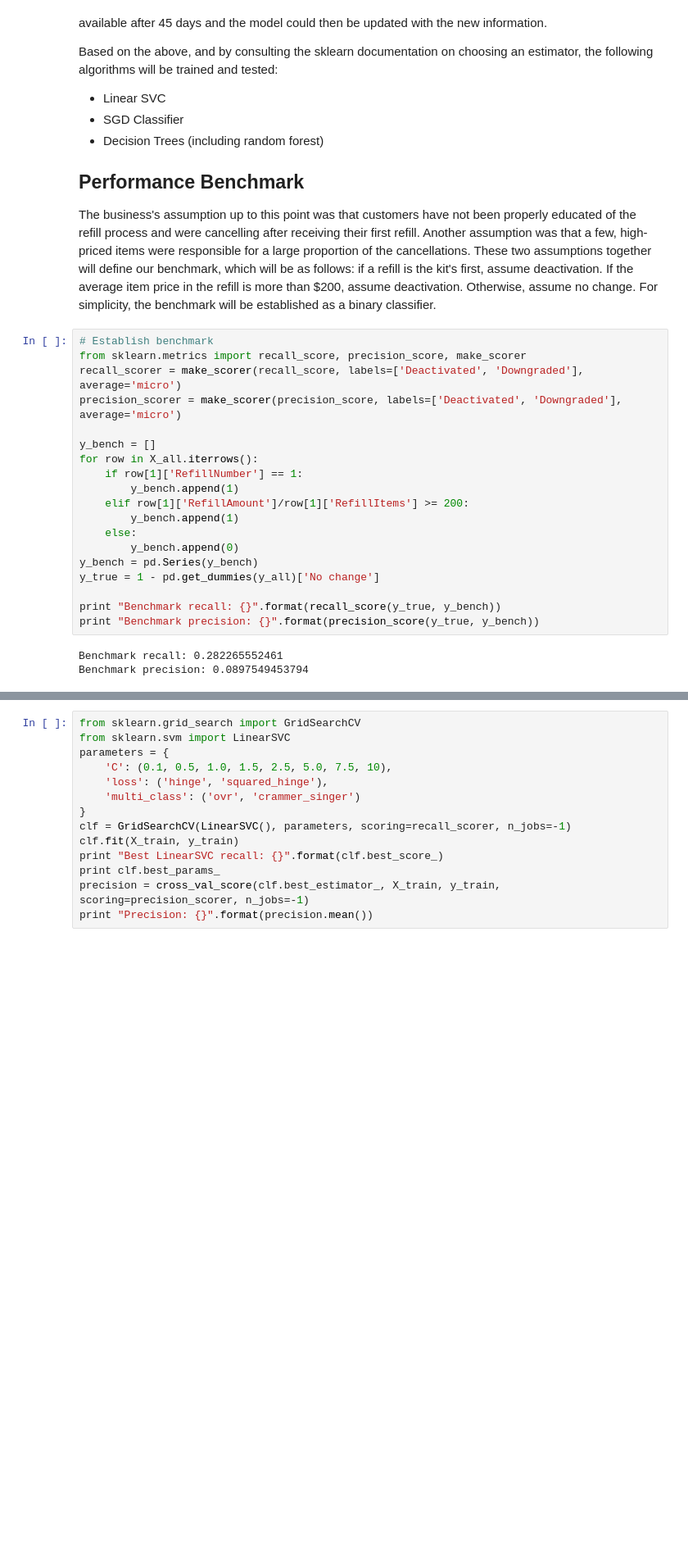
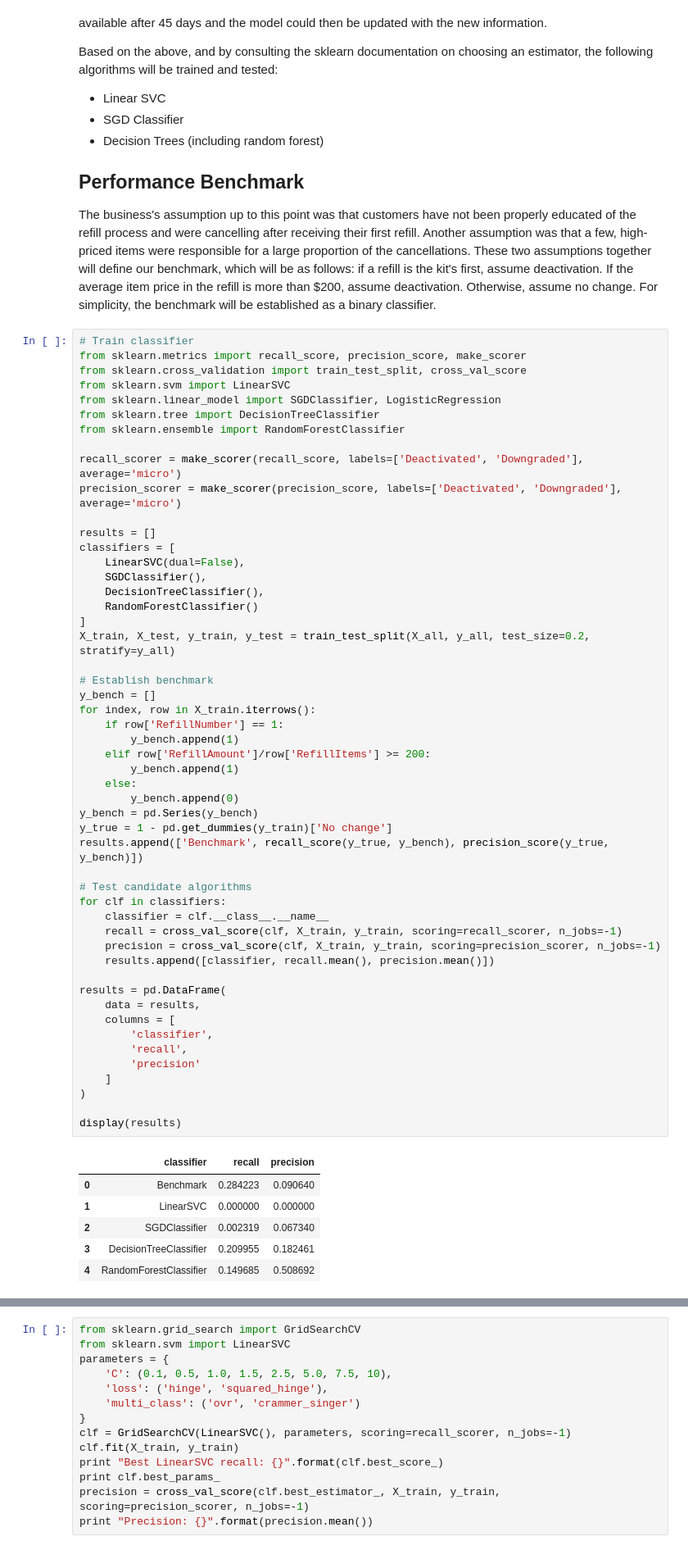
Before and after one commit to sjawhar/udacity-mlnd-capstone, a Jupyter notebook: kit_churn.ipynb, the cells around one changed output, grey strips where cells are left out. Shown at 82% size. Cells and saved outputs as stored; diff of their text form; blank space fills up the shorter version.

Commit message:
Added benchmark

```diff
--- a/kit_churn.ipynb
+++ b/kit_churn.ipynb
@@ -189,24 +191,60 @@ Based on the above, and by consulting the sklearn documentation on choosing an e
 ## Performance Benchmark
 The business's assumption up to this point was that customers have not been properly educated of the refill process and were cancelling after receiving their first refill. Another assumption was that a few, high-priced items were responsible for a large proportion of the cancellations. These two assumptions together will define our benchmark, which will be as follows: if a refill is the kit's first, assume deactivation. If the average item price in the refill is more than $200, assume deactivation. Otherwise, assume no change. For simplicity, the benchmark will be established as a binary classifier.
 # %%
-# Establish benchmark
+# Train classifier
 from sklearn.metrics import recall_score, precision_score, make_scorer
+from sklearn.cross_validation import train_test_split, cross_val_score
+from sklearn.svm import LinearSVC
+from sklearn.linear_model import SGDClassifier, LogisticRegression
+from sklearn.tree import DecisionTreeClassifier
+from sklearn.ensemble import RandomForestClassifier
+
 recall_scorer = make_scorer(recall_score, labels=['Deactivated', 'Downgraded'], average='micro')
 precision_scorer = make_scorer(precision_score, labels=['Deactivated', 'Downgraded'], average='micro')
 
+results = []
+classifiers = [
+    LinearSVC(dual=False),
+    SGDClassifier(),
+    DecisionTreeClassifier(),
+    RandomForestClassifier()
+]
+X_train, X_test, y_train, y_test = train_test_split(X_all, y_all, test_size=0.2, stratify=y_all)
+
+# Establish benchmark
 y_bench = []
-for row in X_all.iterrows():
-    if row[1]['RefillNumber'] == 1:
+for index, row in X_train.iterrows():
+    if row['RefillNumber'] == 1:
         y_bench.append(1)
-    elif row[1]['RefillAmount']/row[1]['RefillItems'] >= 200:
+    elif row['RefillAmount']/row['RefillItems'] >= 200:
         y_bench.append(1)
     else:
         y_bench.append(0)
 y_bench = pd.Series(y_bench)
-y_true = 1 - pd.get_dummies(y_all)['No change']
+y_true = 1 - pd.get_dummies(y_train)['No change']
+results.append(['Benchmark', recall_score(y_true, y_bench), precision_score(y_true, y_bench)])
 
-print "Benchmark recall: {}".format(recall_score(y_true, y_bench))
-print "Benchmark precision: {}".format(precision_score(y_true, y_bench))
+# Test candidate algorithms
+for clf in classifiers:
+    classifier = clf.__class__.__name__
+    recall = cross_val_score(clf, X_train, y_train, scoring=recall_scorer, n_jobs=-1)
+    precision = cross_val_score(clf, X_train, y_train, scoring=precision_scorer, n_jobs=-1)
+    results.append([classifier, recall.mean(), precision.mean()])
+
+results = pd.DataFrame(
+    data = results,
+    columns = [
+        'classifier',
+        'recall',
+        'precision'
+    ]
+)
+
+display(results)
 # %% [output]
-Benchmark recall: 0.282265552461
-Benchmark precision: 0.0897549453794
+|  | classifier | recall | precision |
+| 0 | Benchmark | 0.284223 | 0.090640 |
+| 1 | LinearSVC | 0.000000 | 0.000000 |
+| 2 | SGDClassifier | 0.002319 | 0.067340 |
+| 3 | DecisionTreeClassifier | 0.209955 | 0.182461 |
+| 4 | RandomForestClassifier | 0.149685 | 0.508692 |
```
Also changed, not shown: parts of 6 cells of this notebook.
